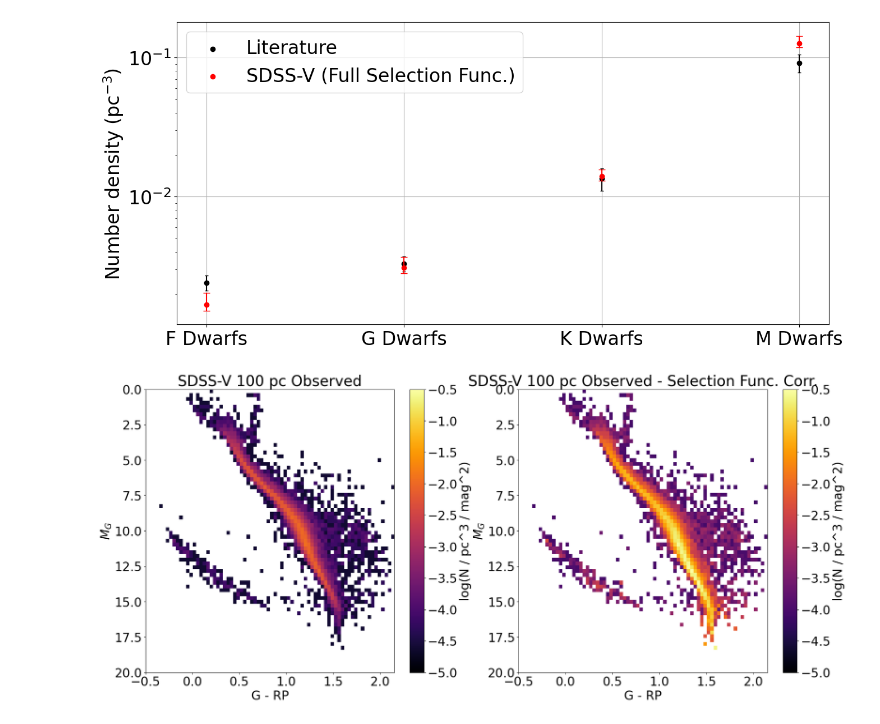
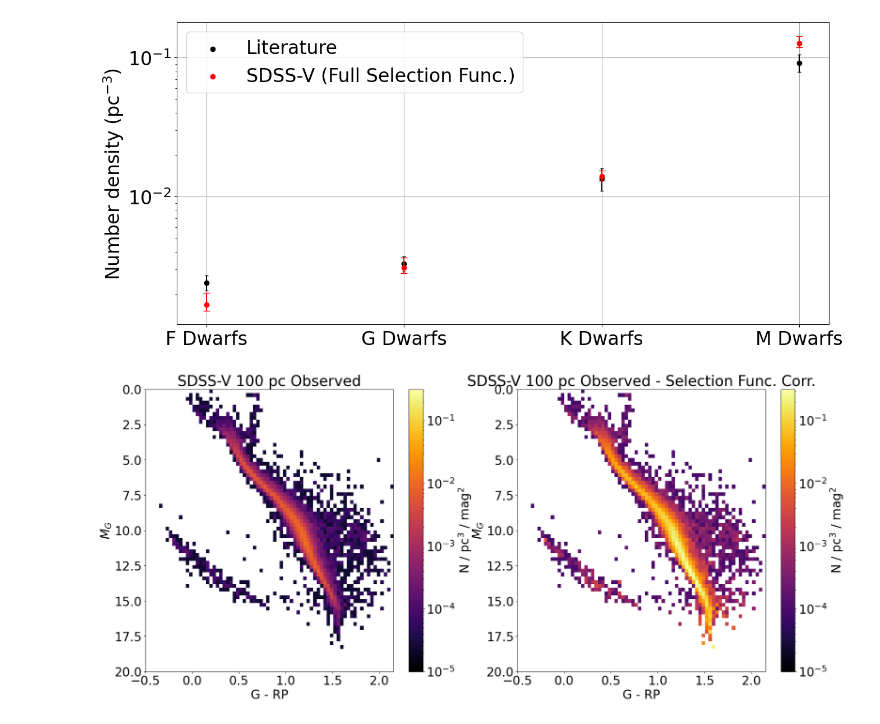
Before and after one commit to imedan/snc_sf, a Jupyter notebook: notebooks/DR19_example.ipynb, the cells around one changed output. Saved outputs shown, nothing was run; the diff lists cells and outputs as text; code cells hidden in the pictures.

Commit message:
fix up plot

```diff
--- a/notebooks/DR19_example.ipynb
+++ b/notebooks/DR19_example.ipynb
@@ -136,26 +136,28 @@ MG_data = sncsf.data.filter(filt).select(data_expr[1]).to_numpy().reshape((-1, )
 N = HR_diagram(np.zeros(len(MG_data)) + 1 / (4/3 * np.pi * 100 ** 3),
                GRP_data, MG_data, G_RPbins, MG_bins)
 # %%
+from matplotlib.colors import LogNorm
+
 f, (ax1, ax2) = plt.subplots(1, 2, figsize=(24, 10))
 
-dens = ax1.imshow(np.log10(N.T), origin='lower',
+dens = ax1.imshow(N.T, origin='lower',
                   extent=(G_RPbins.min(), G_RPbins.max(), MG_bins.min(), MG_bins.max()),
-                   aspect='auto', vmin=-5, vmax=-0.5, cmap='inferno')
+                   aspect='auto', cmap='inferno', norm=LogNorm(1e-5, 10 ** -0.5))
 ax1.invert_yaxis()
-plt.colorbar(dens, ax=ax1, label='log(N / pc^3 / mag^2)')
+plt.colorbar(dens, ax=ax1, label=r'N / pc$^3$ / mag$^2$')
 ax1.set_title('SDSS-V 100 pc Observed')
 ax1.set_xlabel('G - RP')
 ax1.set_ylabel(r'$M_G$')
 
-dens = ax2.imshow(np.log10(np.nanmedian(N_boot, axis=0).T), origin='lower',
+dens = ax2.imshow(np.nanmedian(N_boot, axis=0).T, origin='lower',
                   extent=(G_RPbins.min(), G_RPbins.max(), MG_bins.min(), MG_bins.max()),
-                   aspect='auto', vmin=-5, vmax=-0.5, cmap='inferno')
+                   aspect='auto', cmap='inferno', norm=LogNorm(1e-5, 10 ** -0.5))
 ax2.invert_yaxis()
-plt.colorbar(dens, ax=ax2, label='log(N / pc^3 / mag^2)')
+plt.colorbar(dens, ax=ax2, label=r'N / pc$^3$ / mag$^2$')
 ax2.set_title('SDSS-V 100 pc Observed - Selection Func. Corr.')
 ax2.set_xlabel('G - RP')
 ax2.set_ylabel(r'$M_G$')
 
 plt.show()
 # %% [output]
-[figure, old version]
+[figure, new version]
```
